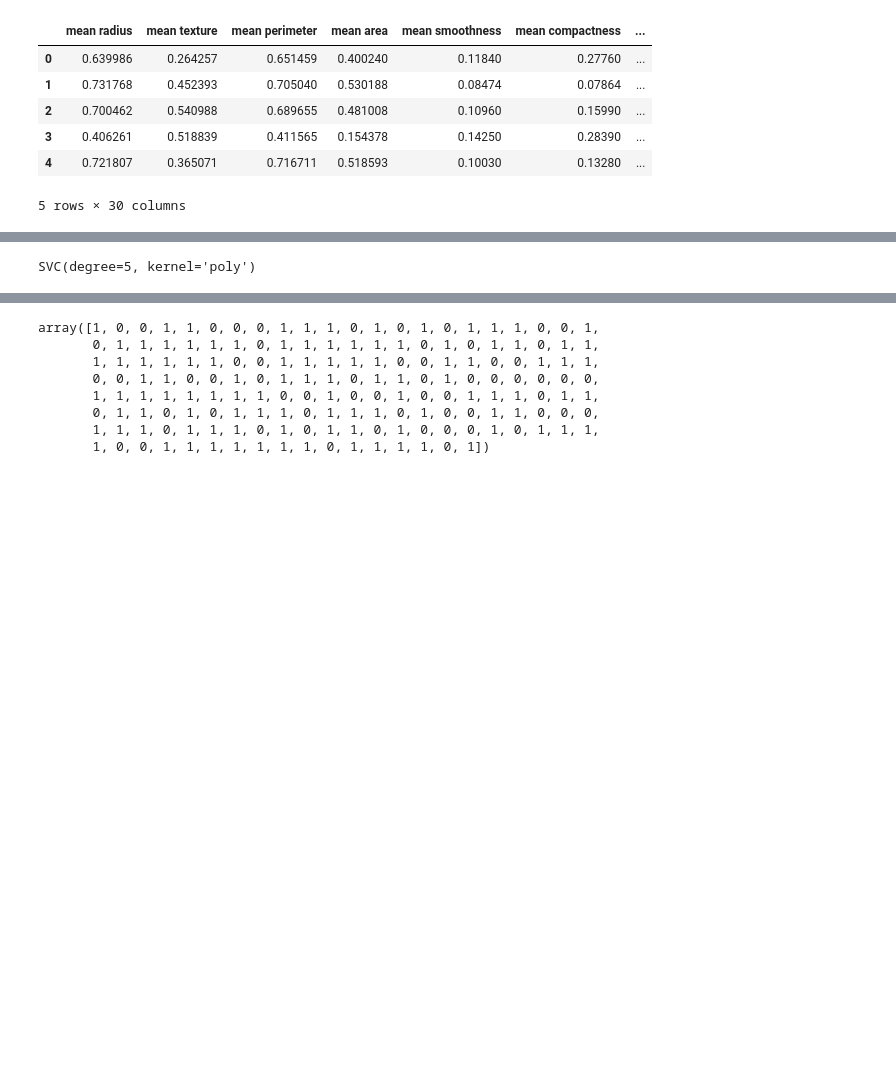
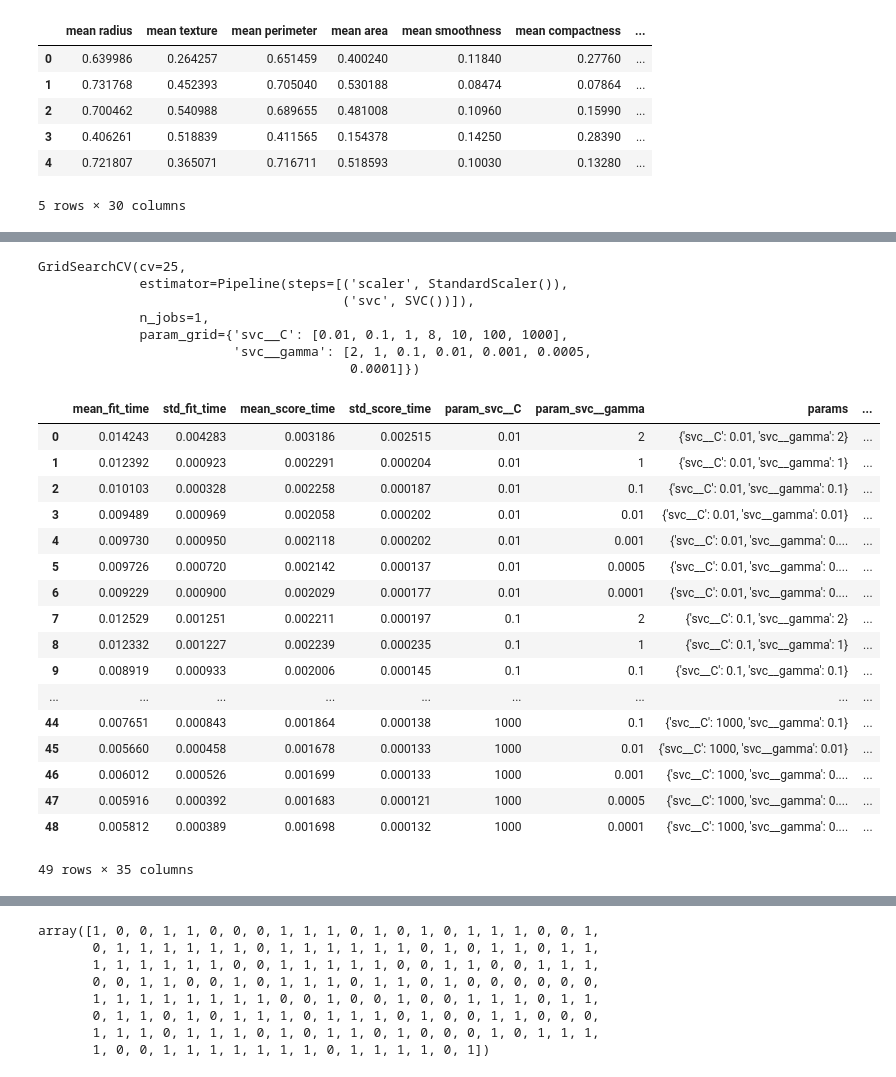
Before and after one commit to MapsaBootCamp/MachineLearning1, a Jupyter notebook: SVM/svm_section.ipynb, the cells around one changed output, grey strips where cells are left out. Cells and saved outputs as stored; diff of their text form; code cells hidden in the pictures; blank space fills up the shorter version.

Commit message:
pipeline in sklearn

```diff
--- a/SVM/svm_section.ipynb
+++ b/SVM/svm_section.ipynb
@@ -58,9 +58,16 @@ cancer_feature_df.head()
 5 rows × 30 columns
 # %%
 from sklearn import preprocessing
+from sklearn.pipeline import Pipeline
+from sklearn.svm import SVC
 
-x = cancer_feature_df.values #returns a numpy array
-min_max_scaler = preprocessing.MinMaxScaler()
-x_scaled = min_max_scaler.fit_transform(x)
-cancer_feature_df = pd.DataFrame(x_scaled)
-cancer_feature_df
+svm_classifier = SVC(kernel='rbf')
+
+# x = cancer_feature_df.values #returns a numpy array
+# min_max_scaler = preprocessing.MinMaxScaler()
+# x_scaled = min_max_scaler.fit_transform(x)
+# cancer_feature_df = pd.DataFrame(x_scaled)
+# cancer_feature_df
+
+pipe_steps = [('scaler', preprocessing.StandardScaler()), ('svc', svm_classifier)]
+pipe = Pipeline(steps=pipe_steps)
@@ -118,2 +111,4 @@ svm_classifier = SVC(kernel='poly', degree=5)
+# %%
+search_hyper_params = {'svc__C': [0.01, 0.1, 1 , 8, 10 , 100, 1000], 'svc__gamma': [2, 1, 0.1, 0.01, 0.001,0.0005, 0.0001]}
 # %%
 from sklearn.model_selection import GridSearchCV
@@ -124,8 +115,37 @@ grid_search = GridSearchCV(svm_classifier, search_dic)
+# %%
+grid_search = GridSearchCV(pipe, search_hyper_params, cv=25, n_jobs=1)
 # %%
 # grid_search.fit(X_train, y_train)
-svm_classifier.fit(X_train, y_train)
+grid_search.fit(X_train, y_train)
 # %% [output]
-SVC(degree=5, kernel='poly')
+GridSearchCV(cv=25,
+             estimator=Pipeline(steps=[('scaler', StandardScaler()),
+                                       ('svc', SVC())]),
+             n_jobs=1,
+             param_grid={'svc__C': [0.01, 0.1, 1, 8, 10, 100, 1000],
+                         'svc__gamma': [2, 1, 0.1, 0.01, 0.001, 0.0005,
+                                        0.0001]})
+# %%
+pd.DataFrame(grid_search.cv_results_)
+# %% [output]
+|  | mean_fit_time | std_fit_time | mean_score_time | std_score_time | param_svc__C | param_svc__gamma | params | ... |
+| 0 | 0.014243 | 0.004283 | 0.003186 | 0.002515 | 0.01 | 2 | {'svc__C': 0.01, 'svc__gamma': 2} | ... |
+| 1 | 0.012392 | 0.000923 | 0.002291 | 0.000204 | 0.01 | 1 | {'svc__C': 0.01, 'svc__gamma': 1} | ... |
+| 2 | 0.010103 | 0.000328 | 0.002258 | 0.000187 | 0.01 | 0.1 | {'svc__C': 0.01, 'svc__gamma': 0.1} | ... |
+| 3 | 0.009489 | 0.000969 | 0.002058 | 0.000202 | 0.01 | 0.01 | {'svc__C': 0.01, 'svc__gamma': 0.01} | ... |
+| 4 | 0.009730 | 0.000950 | 0.002118 | 0.000202 | 0.01 | 0.001 | {'svc__C': 0.01, 'svc__gamma': 0.... | ... |
+| 5 | 0.009726 | 0.000720 | 0.002142 | 0.000137 | 0.01 | 0.0005 | {'svc__C': 0.01, 'svc__gamma': 0.... | ... |
+| 6 | 0.009229 | 0.000900 | 0.002029 | 0.000177 | 0.01 | 0.0001 | {'svc__C': 0.01, 'svc__gamma': 0.... | ... |
+| 7 | 0.012529 | 0.001251 | 0.002211 | 0.000197 | 0.1 | 2 | {'svc__C': 0.1, 'svc__gamma': 2} | ... |
+| 8 | 0.012332 | 0.001227 | 0.002239 | 0.000235 | 0.1 | 1 | {'svc__C': 0.1, 'svc__gamma': 1} | ... |
+| 9 | 0.008919 | 0.000933 | 0.002006 | 0.000145 | 0.1 | 0.1 | {'svc__C': 0.1, 'svc__gamma': 0.1} | ... |
+| ... | ... | ... | ... | ... | ... | ... | ... | ... |
+| 44 | 0.007651 | 0.000843 | 0.001864 | 0.000138 | 1000 | 0.1 | {'svc__C': 1000, 'svc__gamma': 0.1} | ... |
+| 45 | 0.005660 | 0.000458 | 0.001678 | 0.000133 | 1000 | 0.01 | {'svc__C': 1000, 'svc__gamma': 0.01} | ... |
+| 46 | 0.006012 | 0.000526 | 0.001699 | 0.000133 | 1000 | 0.001 | {'svc__C': 1000, 'svc__gamma': 0.... | ... |
+| 47 | 0.005916 | 0.000392 | 0.001683 | 0.000121 | 1000 | 0.0005 | {'svc__C': 1000, 'svc__gamma': 0.... | ... |
+| 48 | 0.005812 | 0.000389 | 0.001698 | 0.000132 | 1000 | 0.0001 | {'svc__C': 1000, 'svc__gamma': 0.... | ... |
+49 rows × 35 columns
 # %%
 svm_classifier.intercept_
 # %% [output]
```
Also changed, not shown: parts of 14 cells of this notebook.
